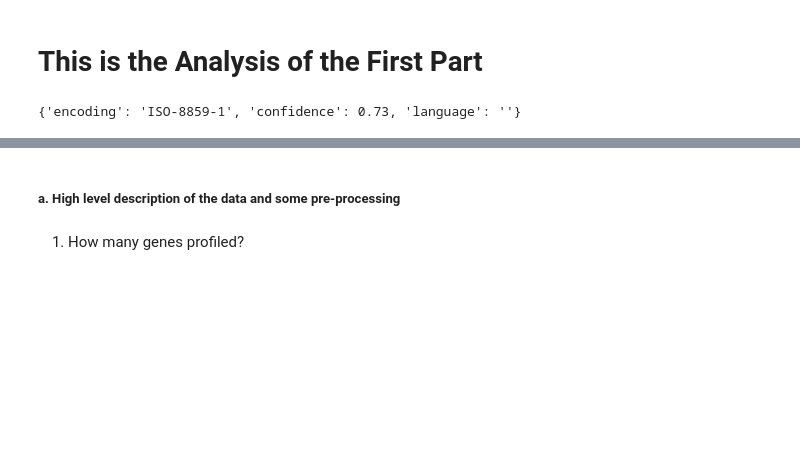
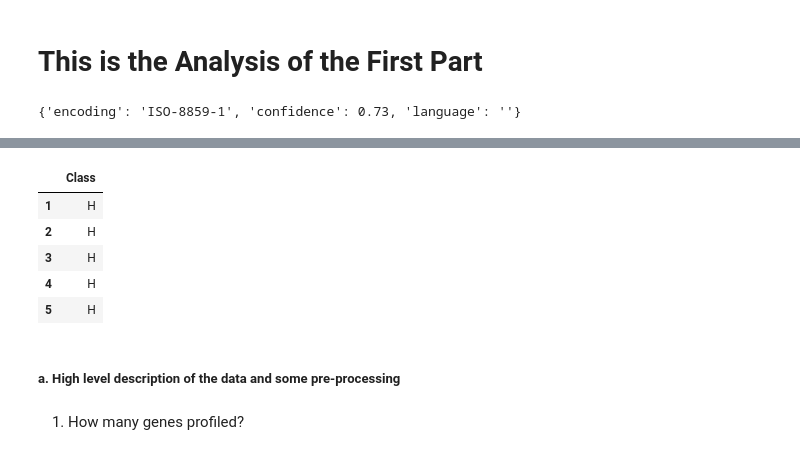
Before and after one commit to matanyaw9/iml_project, a Jupyter notebook: part_1.ipynb, the cells around one changed output, grey strips where cells are left out. Cells and saved outputs as stored; diff of their text form; code cells hidden in the pictures; blank space fills up the shorter version.

```diff
--- a/part_1.ipynb
+++ b/part_1.ipynb
@@ -45,3 +39,13 @@ Name: 0, Length: 99, dtype: object
+# %%
+df.head()
+labels.head()
+# %% [output]
+|  | Class |
+| 1 | H |
+| 2 | H |
+| 3 | H |
+| 4 | H |
+| 5 | H |
 # %% [markdown]
 ##### a. High level description of the data and some pre-processing
 # %% [markdown]
```
Also changed, not shown: parts of 10 cells of this notebook.
